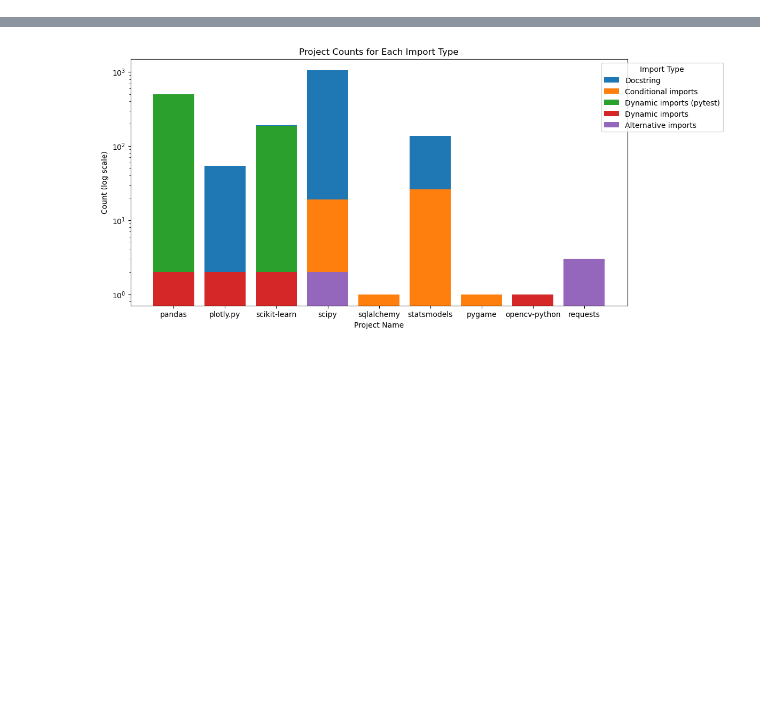
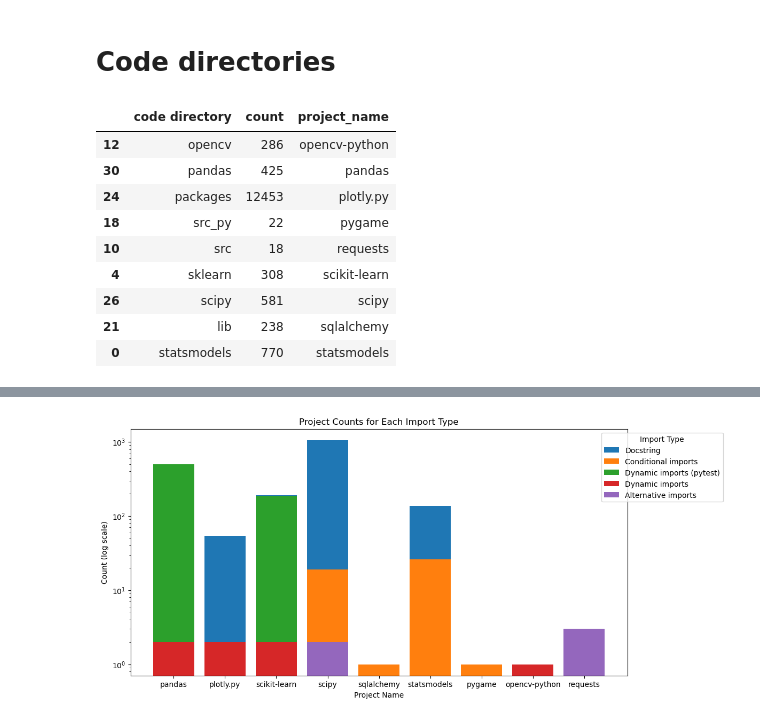
Before and after one commit to tweag/FawltyDeps, a Jupyter notebook: PyPI_analysis/results/results.ipynb, the cells around one changed output, grey strips where cells are left out. Saved outputs shown, nothing was run; the diff lists cells and outputs as text; code cells hidden in the pictures; blank space fills up the shorter version.

```diff
--- a/PyPI_analysis/results/results.ipynb
+++ b/PyPI_analysis/results/results.ipynb
@@ -64,0 +85,2 @@ print(overall_df)
+# %% [markdown]
+# Code directories
@@ -64,0 +89,13 @@ print(overall_df)
+# %%
+df_codedirs_max
+# %% [output]
+|  | code directory | count | project_name |
+| 12 | opencv | 286 | opencv-python |
+| 30 | pandas | 425 | pandas |
+| 24 | packages | 12453 | plotly.py |
+| 18 | src_py | 22 | pygame |
+| 10 | src | 18 | requests |
+| 4 | sklearn | 308 | scikit-learn |
+| 26 | scipy | 581 | scipy |
+| 21 | lib | 238 | sqlalchemy |
+| 0 | statsmodels | 770 | statsmodels |
```
Also changed, not shown: parts of 7 cells of this notebook.
